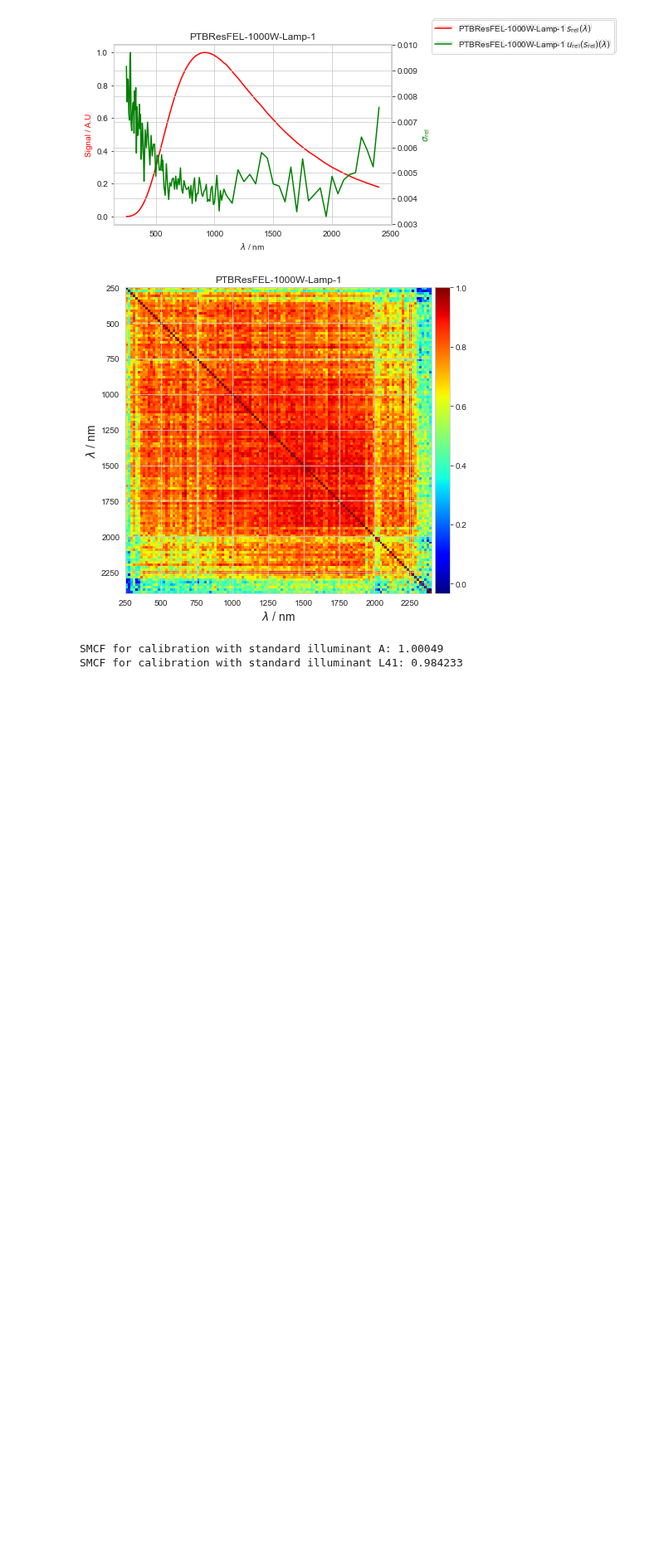
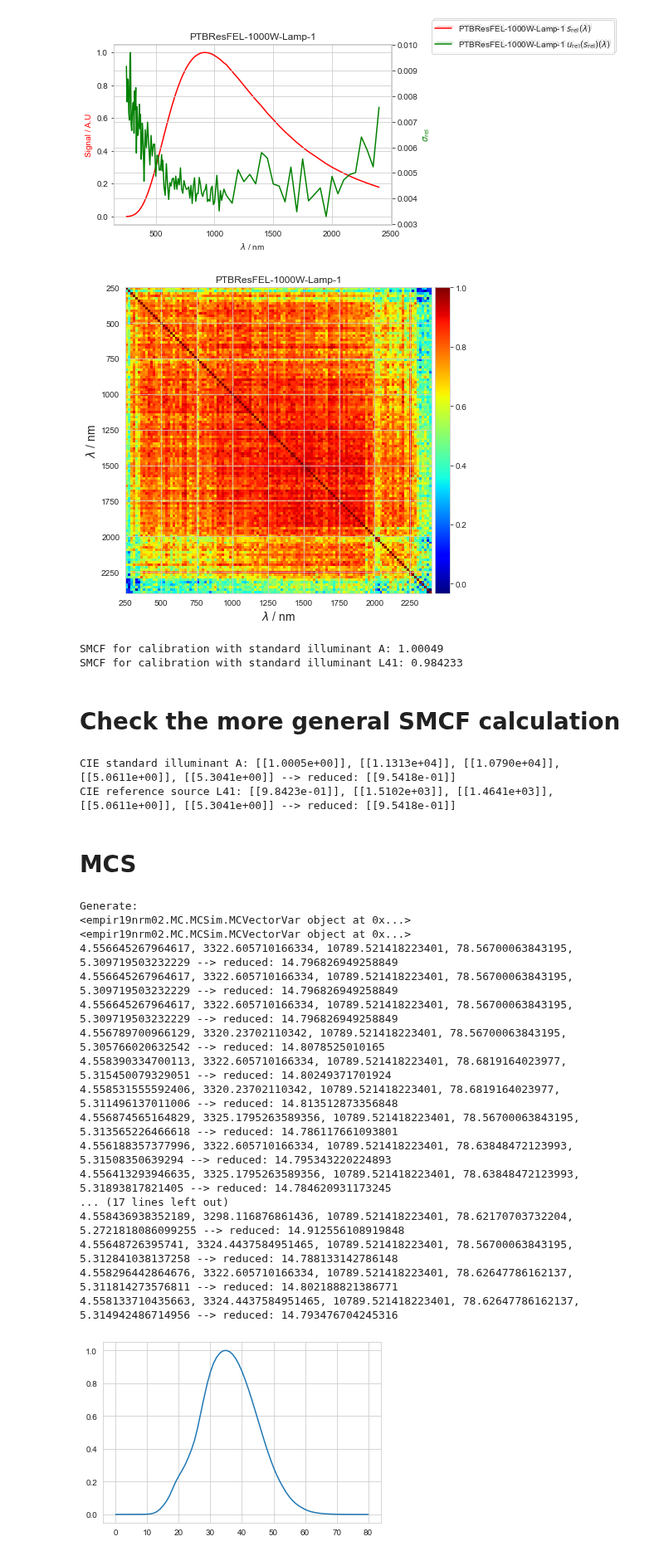
Before and after one commit to empir19nrm02/empir19nrm02, a Jupyter notebook: empir19nrm02/Jupyter/NewRad2023.ipynb, the cells around one changed output. Shown at 83% size. Saved outputs shown, nothing was run; the diff lists cells and outputs as text; code cells hidden in the pictures; blank space fills up the shorter version.

```diff
--- a/empir19nrm02/Jupyter/NewRad2023.ipynb
+++ b/empir19nrm02/Jupyter/NewRad2023.ipynb
@@ -97,3 +198,78 @@ print( f'SMCF for calibration with standard illuminant L41: {SMCF_L41[0][0]:.6}'
 # %% [output]
 SMCF for calibration with standard illuminant A: 1.00049
 SMCF for calibration with standard illuminant L41: 0.984233
+# %% [markdown]
+# Check the more general SMCF calculation
+# %%
+F, F_C_N, F_C_D, F_M_N, F_M_D = smcf_calculation( _spectra, detector, S_C='A', cieobs='1931_2', s_target_index=2)
+print(f'CIE standard illuminant A: {F}, {F_C_N}, {F_C_D}, {F_M_N}, {F_M_D} --> reduced: {F_M_N/F_M_D}')
+
+F, F_C_N, F_C_D, F_M_N, F_M_D = smcf_calculation( _spectra, detector, S_C='L41', cieobs='1931_2', s_target_index=2)
+print(f'CIE reference source L41: {F}, {F_C_N}, {F_C_D}, {F_M_N}, {F_M_D} --> reduced: {F_M_N/F_M_D}')
+# %% [output]
+CIE standard illuminant A: [[1.0005e+00]], [[1.1313e+04]], [[1.0790e+04]], [[5.0611e+00]], [[5.3041e+00]] --> reduced: [[9.5418e-01]]
+CIE reference source L41: [[9.8423e-01]], [[1.5102e+03]], [[1.4641e+03]], [[5.0611e+00]], [[5.3041e+00]] --> reduced: [[9.5418e-01]]
+# %% [markdown]
+# MCS
+# %%
+from empir19nrm02.MC.MCSim import MCVectorVar, NameUnit, DistributionParam, MCSimulation,noise_list_default
+
+trials = 10
+wl = detector[0]
+
+def runSimpleMC( detectorMC, spectraMC, SMCF, NumberTrials, model_single):
+    input = [detectorMC, spectraMC]
+    output = [SMCF]
+
+    sim = MCSimulation(trials=NumberTrials)
+    sim.set_input_var(input)
+    sim.set_output_var(output)
+    sim.generate()
+    sim.calculate_model( model_single)
+    return sim.output_var
+
+def model_single(detector, spectra):
+    spectmp = np.vstack( (wl, spectra) )
+    detectortmp = np.vstack( (wl, detector) )
+    SMCF_g, F_C_N, F_C_D, F_M_N, F_M_D = smcf_calculation( spectmp, detectortmp, S_C='A', cieobs='1931_2', s_target_index=2, use_ref=False, use_global_ref=False)
+    print(f'{SMCF_g[0][0]}, {F_C_N[0][0]}, {F_C_D[0][0]}, {F_M_N[0][0]}, {F_M_D[0][0]} --> reduced: {F_M_N[0][0]/F_M_D[0][0]}')
+    SMCF_a = np.zeros(5)
+    SMCF_a[0] = SMCF_g[0][0]
+    SMCF_a[1] = F_C_N[0][0]
+    SMCF_a[2] = F_C_D[0][0]
+    SMCF_a[3] = F_M_N[0][0]
+    SMCF_a[4] = F_M_D[0][0]
+    return [SMCF_a]
+# %%
+# run the MCS
+SMCF_MC = MCVectorVar( name = NameUnit('SMCF', ''), elements=5)
+
+detectorMC = MCVectorVar( name = NameUnit('Detector', 'A.U.'), elements=len(wl))
+detectorMC.set_vector_param( detector[1], 0.01*detector[1])
+
+pyplot.plot( detector[1])
+
+# put the data at the same WL-Scale
+if len(wl) != mcVectorVarFEL.elements:
+    mcVectorVarFEL.interpolate(wl, wlFEL, trials=trials)
+
+mcResult = runSimpleMC( mcVectorVarFEL, detectorMC, SMCF_MC, trials, model_single)
+# %% [output]
+Generate:
+<empir19nrm02.MC.MCSim.MCVectorVar object at 0x...>
+<empir19nrm02.MC.MCSim.MCVectorVar object at 0x...>
+4.556645267964617, 3322.605710166334, 10789.521418223401, 78.56700063843195, 5.309719503232229 --> reduced: 14.796826949258849
+4.556645267964617, 3322.605710166334, 10789.521418223401, 78.56700063843195, 5.309719503232229 --> reduced: 14.796826949258849
+4.556645267964617, 3322.605710166334, 10789.521418223401, 78.56700063843195, 5.309719503232229 --> reduced: 14.796826949258849
+4.556789700966129, 3320.23702110342, 10789.521418223401, 78.56700063843195, 5.305766020632542 --> reduced: 14.8078525010165
+4.558390334700113, 3322.605710166334, 10789.521418223401, 78.6819164023977, 5.315450079329051 --> reduced: 14.80249371701924
+4.558531555592406, 3320.23702110342, 10789.521418223401, 78.6819164023977, 5.311496137011006 --> reduced: 14.813512873356848
+4.556874565164829, 3325.1795263589356, 10789.521418223401, 78.56700063843195, 5.313565226466618 --> reduced: 14.786117661093801
+4.556188357377996, 3322.605710166334, 10789.521418223401, 78.63848472123993, 5.31508350639294 --> reduced: 14.795343220224893
+4.556413293946635, 3325.1795263589356, 10789.521418223401, 78.63848472123993, 5.31893817821405 --> reduced: 14.784620931173245
+... (17 lines left out)
+4.558436938352189, 3298.116876861436, 10789.521418223401, 78.62170703732204, 5.2721818086099255 --> reduced: 14.912556108919848
+4.55648726395741, 3324.4437584951465, 10789.521418223401, 78.56700063843195, 5.312841038137258 --> reduced: 14.788133142786148
+4.558296442864676, 3322.605710166334, 10789.521418223401, 78.62647786162137, 5.311814273576811 --> reduced: 14.802188821386771
+4.558133710435663, 3324.4437584951465, 10789.521418223401, 78.62647786162137, 5.314942486714956 --> reduced: 14.793476704245316
+[figure, added]
```
Also changed, not shown: parts of 4 cells of this notebook.
